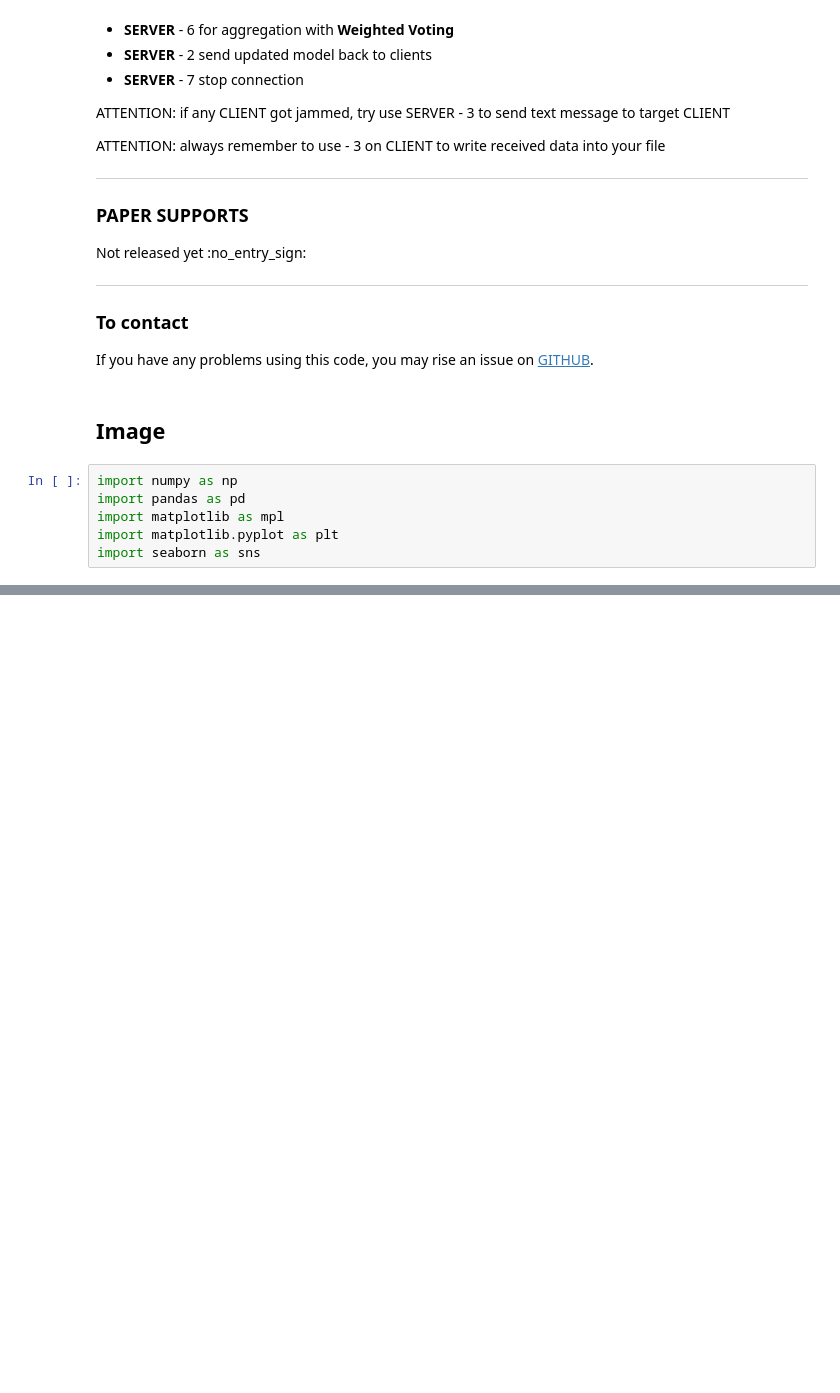
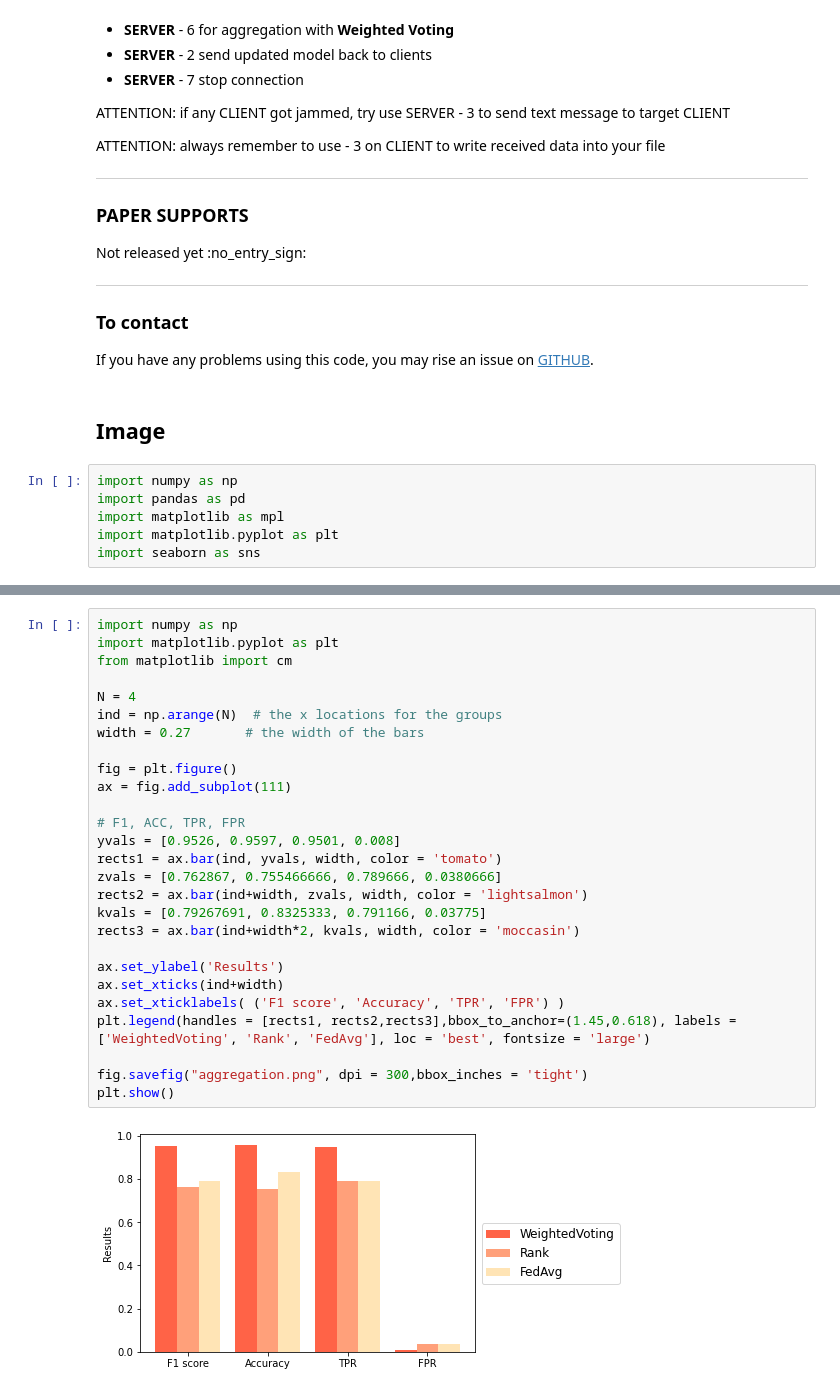
Before and after one commit to LaplaceZhang/FedTradaBoost, a Jupyter notebook: Plot.ipynb, the cells around one changed output, grey strips where cells are left out. Drawn from its saved outputs; the diff is of its cells as text; blank space fills up the shorter version.

```diff
--- a/Plot.ipynb
+++ b/Plot.ipynb
@@ -104,0 +130,29 @@ plt.legend(bbox_to_anchor=(1.02, 1), loc='upper left', borderaxespad=0)
+# %%
+import numpy as np
+import matplotlib.pyplot as plt
+from matplotlib import cm
+
+N = 4
+ind = np.arange(N)  # the x locations for the groups
+width = 0.27       # the width of the bars
+
+fig = plt.figure()
+ax = fig.add_subplot(111)
+
+# F1, ACC, TPR, FPR
+yvals = [0.9526, 0.9597, 0.9501, 0.008]
+rects1 = ax.bar(ind, yvals, width, color = 'tomato')
+zvals = [0.762867, 0.755466666, 0.789666, 0.0380666]
+rects2 = ax.bar(ind+width, zvals, width, color = 'lightsalmon')
+kvals = [0.79267691, 0.8325333, 0.791166, 0.03775]
+rects3 = ax.bar(ind+width*2, kvals, width, color = 'moccasin')
+
+ax.set_ylabel('Results')
+ax.set_xticks(ind+width)
+ax.set_xticklabels( ('F1 score', 'Accuracy', 'TPR', 'FPR') )
+plt.legend(handles = [rects1, rects2,rects3],bbox_to_anchor=(1.45,0.618), labels = ['WeightedVoting', 'Rank', 'FedAvg'], loc = 'best', fontsize = 'large')
+
+fig.savefig("aggregation.png", dpi = 300,bbox_inches = 'tight')
+plt.show()
+# %% [output]
+[figure, added]
```
Also changed, not shown: parts of 6 cells of this notebook.
